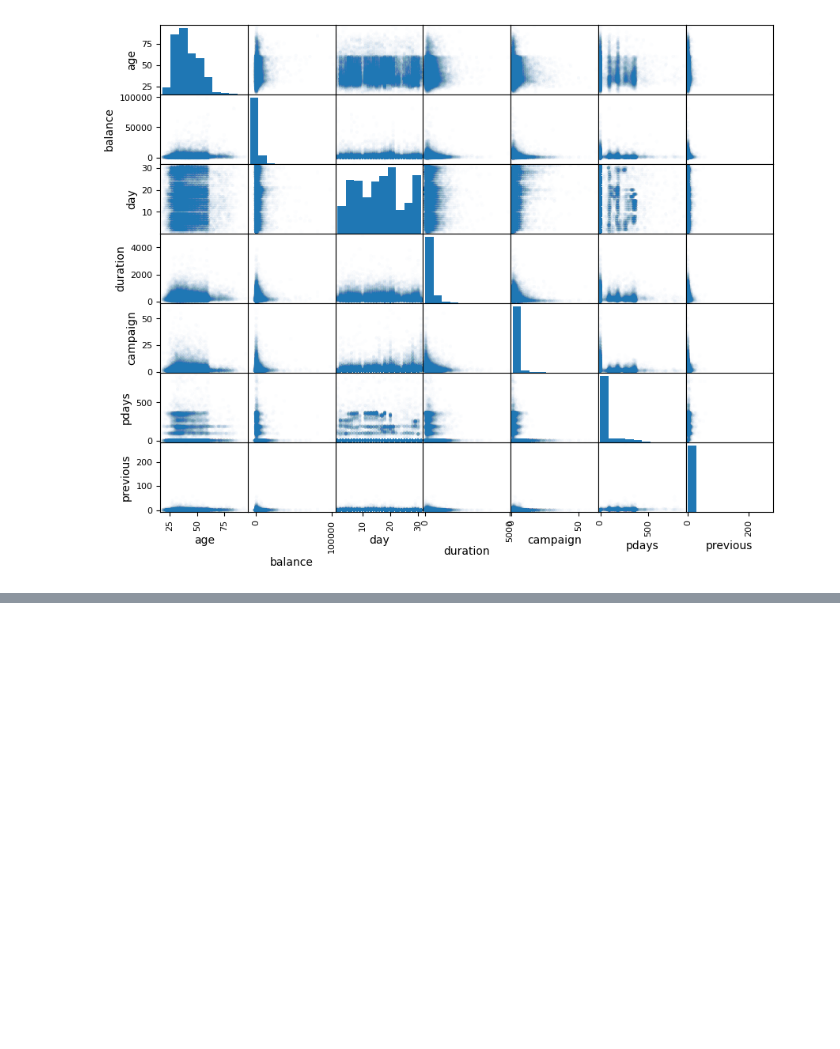
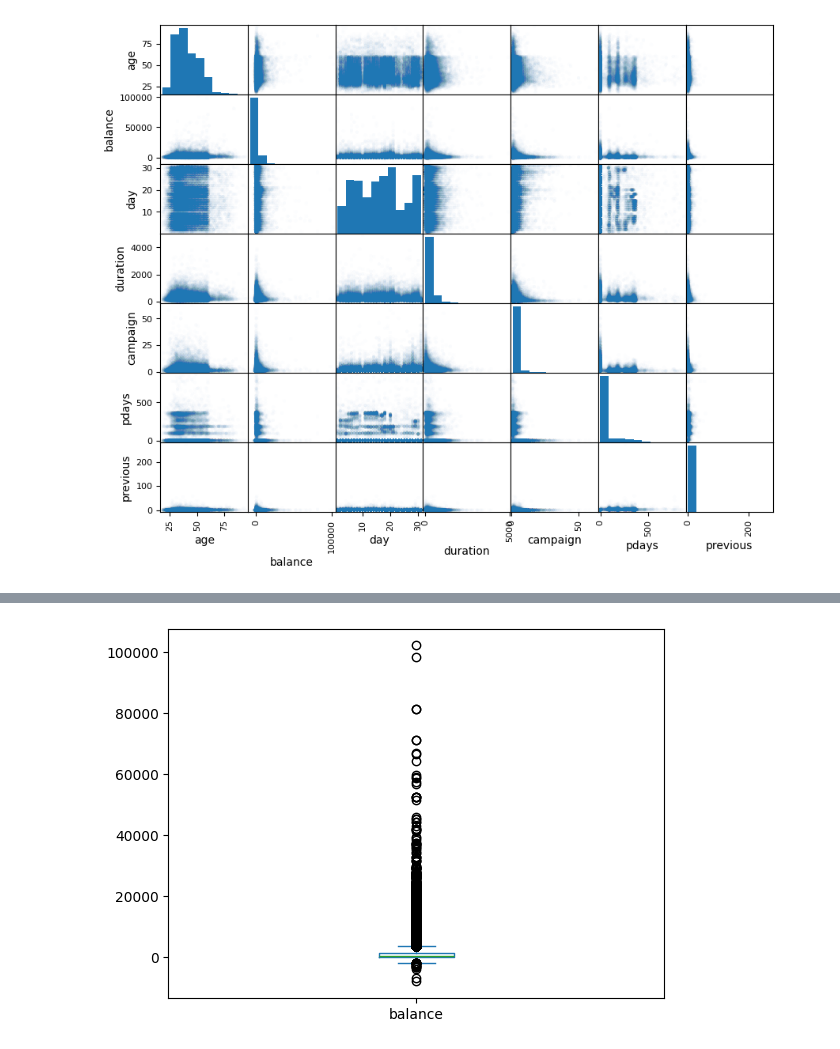
Before and after one commit to a1xsa/machine_learning, a Jupyter notebook: bank.ipynb, the cells around one changed output, grey strips where cells are left out. Saved outputs shown, nothing was run; the diff lists cells and outputs as text; code cells hidden in the pictures; blank space fills up the shorter version.

```diff
--- a/bank.ipynb
+++ b/bank.ipynb
@@ -306,0 +318,5 @@ pass
+# %%
+data_all['balance'].plot(kind='box')
+pass
+# %% [output]
+[figure, added]
```
Also changed, not shown: parts of 18 cells of this notebook.
